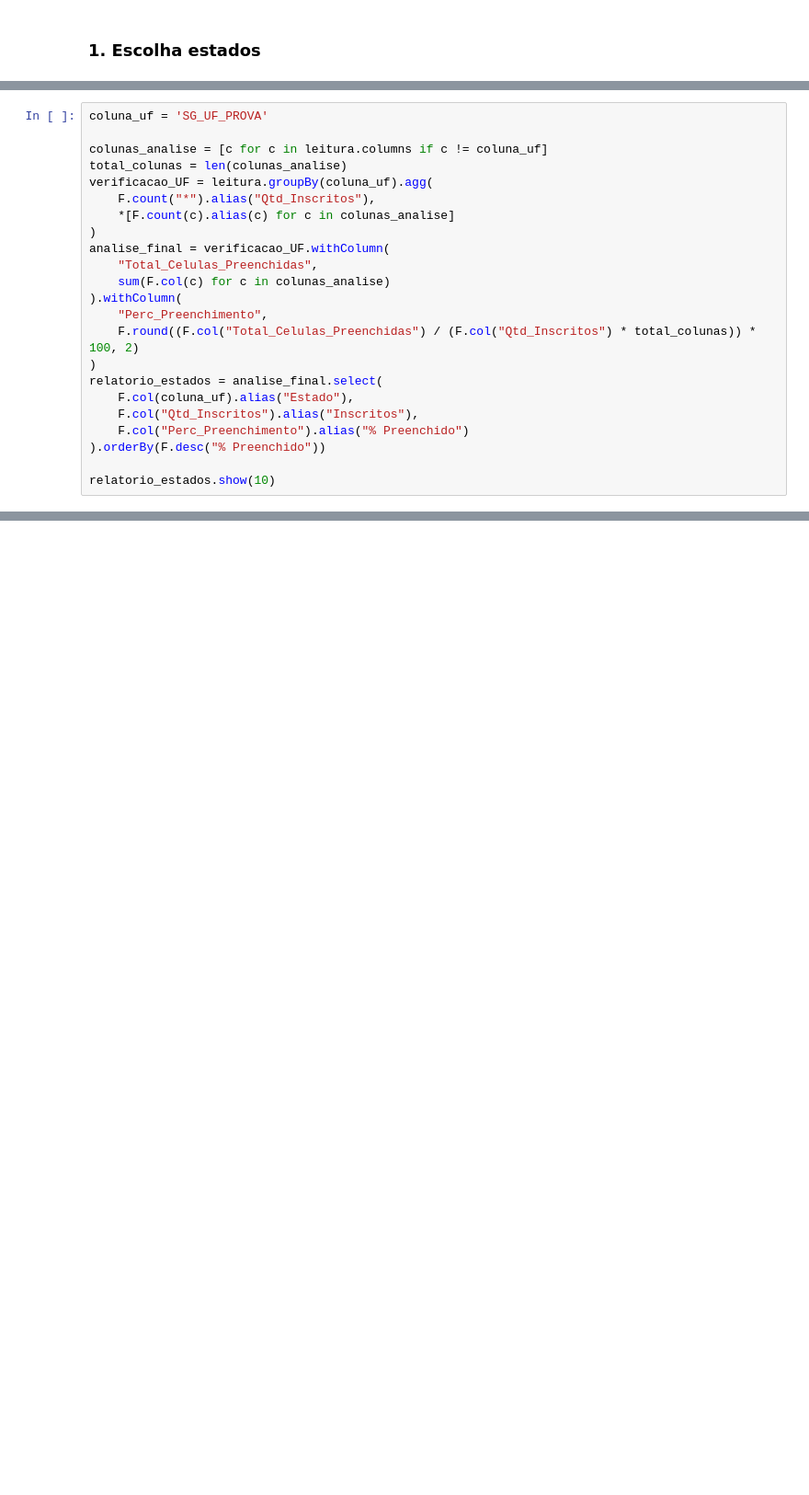
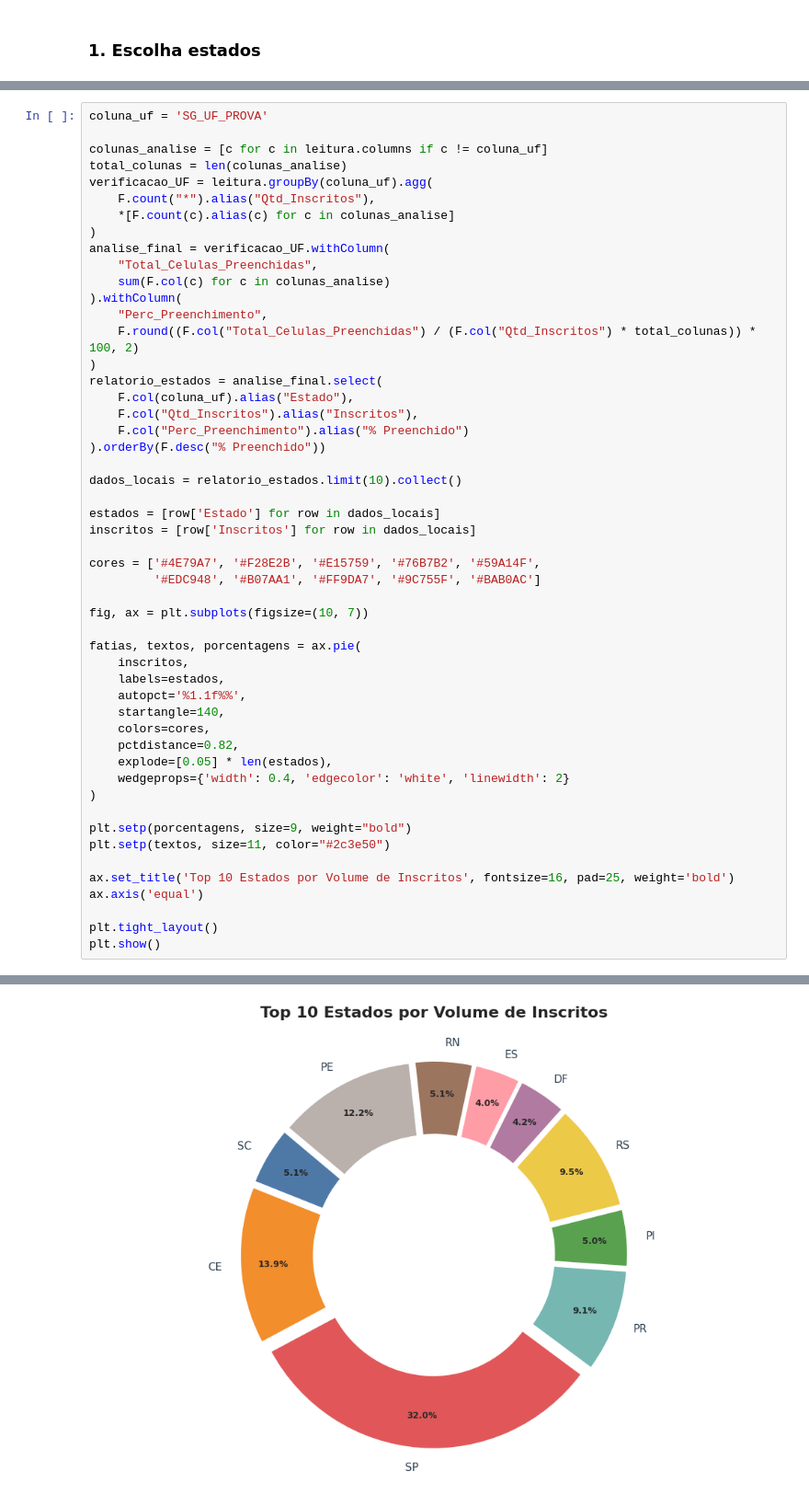
Before and after one commit to Caiomesvie/SDBD2---INEP, a Jupyter notebook: raw/analytcs.ipynb, the cells around one changed output, grey strips where cells are left out. Shown at 92% size. Cells and saved outputs as stored; diff of their text form; blank space fills up the shorter version.

```diff
--- a/raw/analytcs.ipynb
+++ b/raw/analytcs.ipynb
@@ -46,5 +60,33 @@ relatorio_estados = analise_final.select(
     F.col("Perc_Preenchimento").alias("% Preenchido")
 ).orderBy(F.desc("% Preenchido"))
 
-relatorio_estados.show(10)
+dados_locais = relatorio_estados.limit(10).collect()
+
+estados = [row['Estado'] for row in dados_locais]
+inscritos = [row['Inscritos'] for row in dados_locais]
+
+cores = ['#4E79A7', '#F28E2B', '#E15759', '#76B7B2', '#59A14F',
+         '#EDC948', '#B07AA1', '#FF9DA7', '#9C755F', '#BAB0AC']
+
+fig, ax = plt.subplots(figsize=(10, 7))
+
+fatias, textos, porcentagens = ax.pie(
+    inscritos,
+    labels=estados,
+    autopct='%1.1f%%',
+    startangle=140,
+    colors=cores,
+    pctdistance=0.82,
+    explode=[0.05] * len(estados),
+    wedgeprops={'width': 0.4, 'edgecolor': 'white', 'linewidth': 2}
+)
+
+plt.setp(porcentagens, size=9, weight="bold")
+plt.setp(textos, size=11, color="#2c3e50")
+
+ax.set_title('Top 10 Estados por Volume de Inscritos', fontsize=16, pad=25, weight='bold')
+ax.axis('equal')
+
+plt.tight_layout()
+plt.show()
 # %% [output]
@@ -66,0 +93 @@ only showing top 10 rows
+[figure, added]
```
Also changed, not shown: parts of 14 cells of this notebook.
